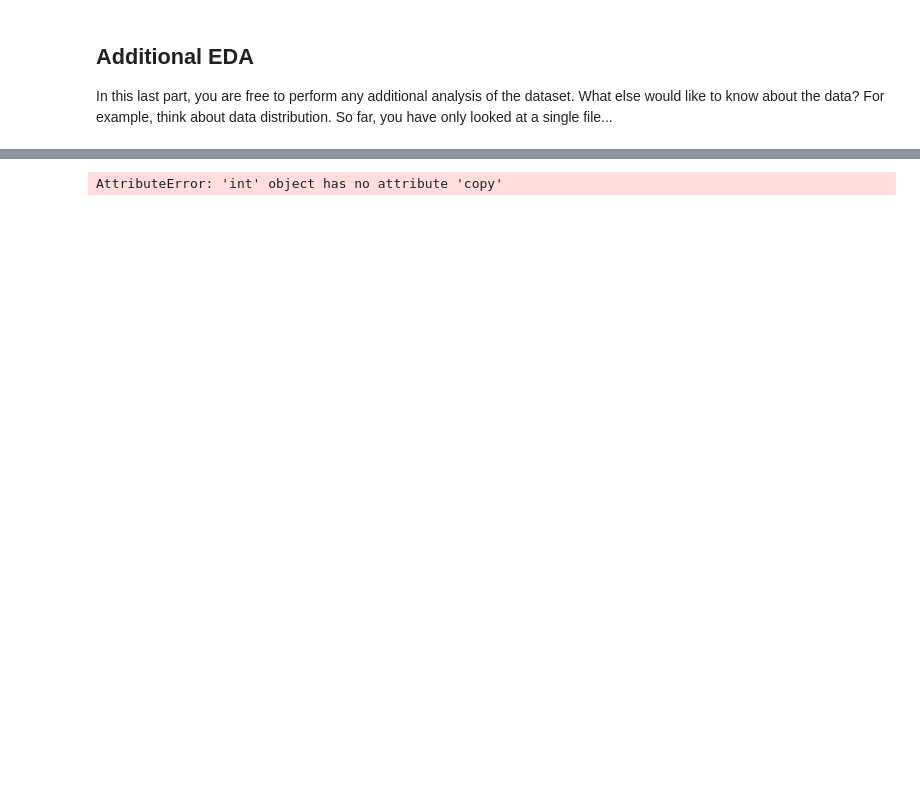
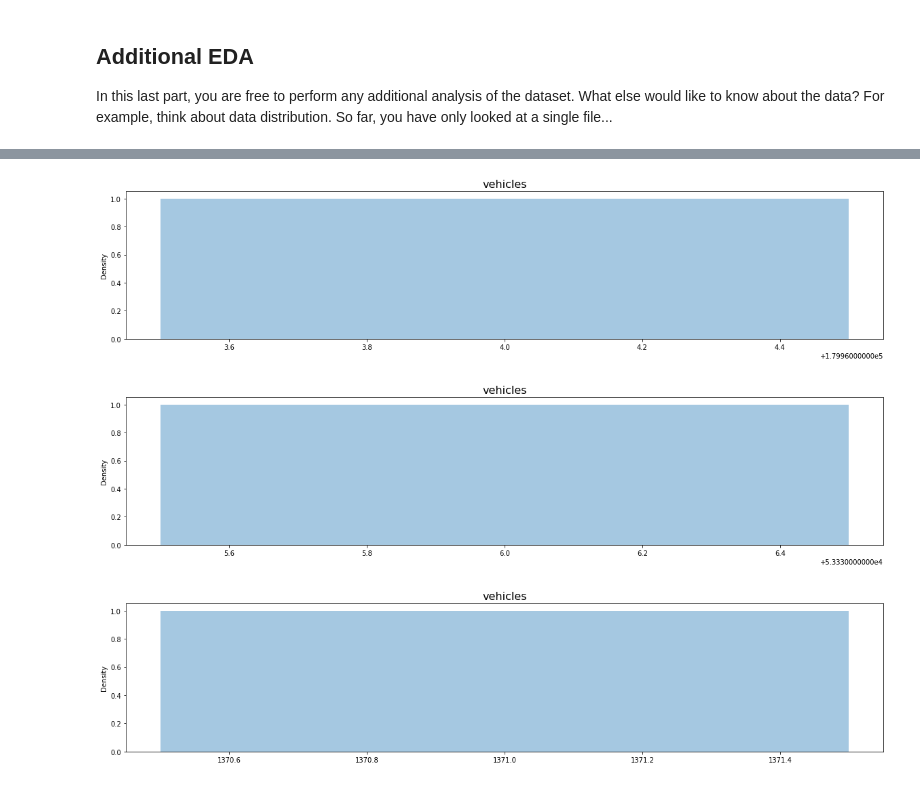
Before and after one commit to polarbeargo/nd013-c1-vision-starter, a Jupyter notebook: Exploratory Data Analysis.ipynb, the cells around one changed output, grey strips where cells are left out. Cells and saved outputs as stored; diff of their text form; code cells hidden in the pictures; blank space fills up the shorter version.

```diff
--- a/Exploratory Data Analysis.ipynb
+++ b/Exploratory Data Analysis.ipynb
@@ -129,11 +130,17 @@ AttributeError: 'DatasetV1Adapter' object has no attribute 'label'
 # %%
 label_map = {"vehicles": labels[1], "pedestrians": labels[2], "cyclist": labels[4]}
-BTYPE = 'vehicles'
-DISPLAY_BONDS = False
-data = label_map["vehicles"].copy()
-plt.figure(figsize=(20,4))
-sns.distplot(data.scalar_coupling_constant)
-plt.title('vehicles'+BTYPE,fontsize=16)
-plt.show()
+
+def dist_plot(data):
+    BTYPE = 'vehicles'
+    plt.figure(figsize=(20,4))
+    sns.distplot(data)
+    plt.title(BTYPE,fontsize=16)
+    plt.show()
+
+dist_plot(label_map["vehicles"])
+dist_plot(label_map["pedestrians"])
+dist_plot(label_map["cyclist"])
 # %% [output]
-AttributeError: 'int' object has no attribute 'copy'
+[figure, added]
+[figure, added]
+[figure, added]
```
Also changed, not shown: parts of 8 cells of this notebook.
